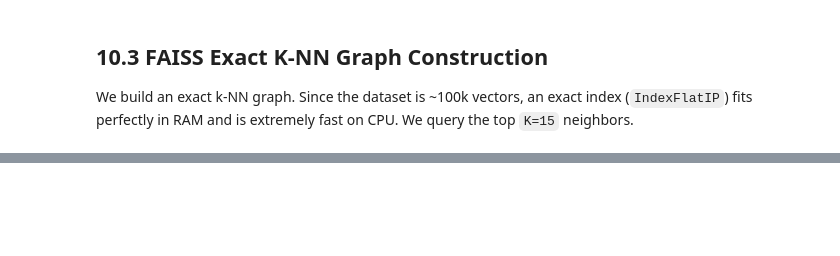
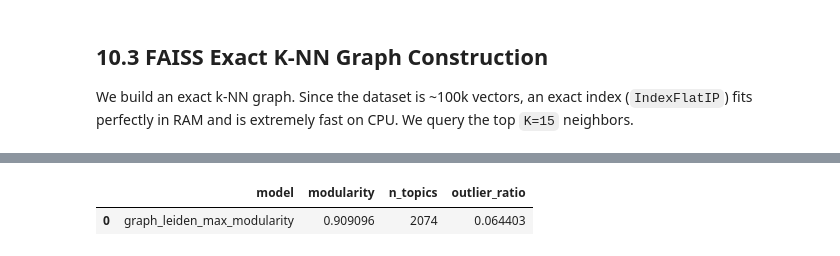
Before and after one commit to fvalderramab/proyecto_horus, a Jupyter notebook: notebooks/10_graph_topic_modeling.ipynb, the cells around one changed output, grey strips where cells are left out. Saved outputs shown, nothing was run; the diff lists cells and outputs as text; code cells hidden in the pictures; blank space fills up the shorter version.

```diff
--- a/notebooks/10_graph_topic_modeling.ipynb
+++ b/notebooks/10_graph_topic_modeling.ipynb
@@ -190,0 +386,98 @@ print("Done!")
+# %%
+# ============================================================
+# Export artifacts for Notebook 11 comparison
+# Generates:
+#   outputs/10_graph_top_terms.csv
+#   outputs/10_graph_metrics.csv
+# ============================================================
+
+from sklearn.feature_extraction.text import CountVectorizer
+
+OUTPUTS_DIR = BASE_PATH / "outputs"
+OUTPUTS_DIR.mkdir(parents=True, exist_ok=True)
+
+# ------------------------------------------------------------
+# 1. TOP TERMS PER COMMUNITY
+# ------------------------------------------------------------
+
+print("Generating top terms per graph community...")
+
+valid_df = df_meta[df_meta["community_id"] != -1].copy()
+
+top_terms_rows = []
+
+for community_id in sorted(valid_df["community_id"].unique()):
+
+    docs = valid_df.loc[
+        valid_df["community_id"] == community_id,
+        "embeddings_text"
+    ].dropna()
+
+    if len(docs) < 2:
+        continue
+
+    try:
+        vectorizer = CountVectorizer(
+            stop_words="english",
+            max_features=5000
+        )
+
+        X = vectorizer.fit_transform(docs)
+
+        term_scores = np.asarray(X.sum(axis=0)).flatten()
+        vocab = np.array(vectorizer.get_feature_names_out())
+
+        top_idx = np.argsort(term_scores)[::-1][:10]
+
+        top_terms_rows.append({
+            "cluster_id": int(community_id),
+            "top_terms": ", ".join(vocab[top_idx])
+        })
+
+    except Exception:
+        continue
+
+top_terms_df = pd.DataFrame(top_terms_rows)
+
+TOP_TERMS_FILE = OUTPUTS_DIR / f"10_graph_top_terms_{MODEL_SUFFIX}.csv"
+top_terms_df.to_csv(TOP_TERMS_FILE, index=False)
+
+print(f"Saved: {TOP_TERMS_FILE}")
+print(f"Topics exported: {len(top_terms_df)}")
+
+
+# ------------------------------------------------------------
+# 2. METRICS FOR NOTEBOOK 11
+# ------------------------------------------------------------
+
+print("Generating graph metrics...")
+
+outlier_ratio = (
+    (df_meta["community_id"] == -1).sum()
+    / len(df_meta)
+)
+
+metrics_df = pd.DataFrame([{
+    "model": f"graph_leiden_{MODEL_SUFFIX}",
+    "modularity": float(partition.modularity),
+    "n_topics": int(total_valid_clusters),
+    "outlier_ratio": float(outlier_ratio)
+}])
+
+METRICS_FILE = OUTPUTS_DIR / f"10_graph_metrics_{MODEL_SUFFIX}.csv"
+
+metrics_df.to_csv(METRICS_FILE, index=False)
+
+print(f"Saved: {METRICS_FILE}")
+
+display(metrics_df)
+
+print("\nDone. Notebook 11 will now automatically detect:")
+print(f" - 10_graph_top_terms_{MODEL_SUFFIX}.csv")
+print(f" - 10_graph_metrics_{MODEL_SUFFIX}.csv")
+
+OUTPUT_PATH_SUFFIXED = BASE_PATH / f"data/processed/graph_topics_{MODEL_SUFFIX}.parquet"
+print(f"Exporting dataset with graph topics to {OUTPUT_PATH_SUFFIXED}...")
+df_meta.to_parquet(OUTPUT_PATH_SUFFIXED)
+print("Done!")
+# %% [output]
@@ -190,0 +489,2 @@ print("Done!")
+|  | model | modularity | n_topics | outlier_ratio |
+| 0 | graph_leiden_max_modularity | 0.909096 | 2074 | 0.064403 |
```
Also changed, not shown: parts of 17 cells of this notebook, 3 other files.
